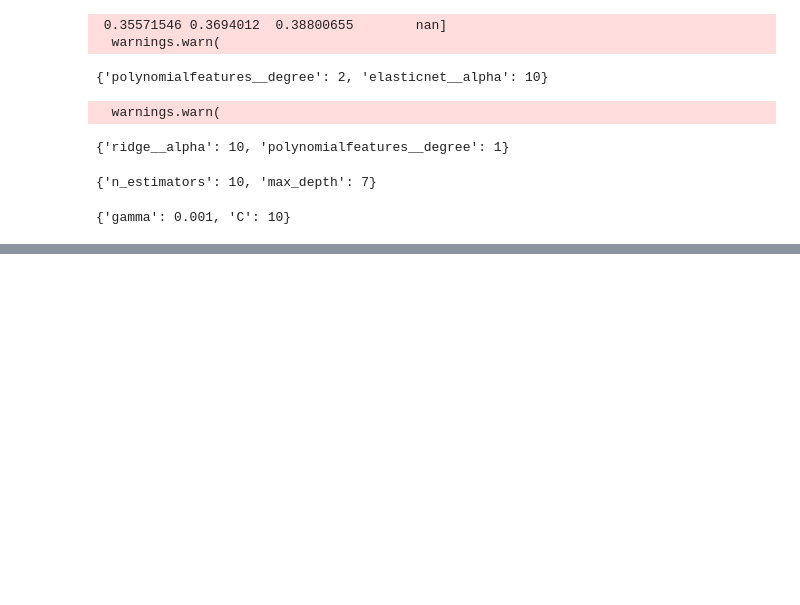
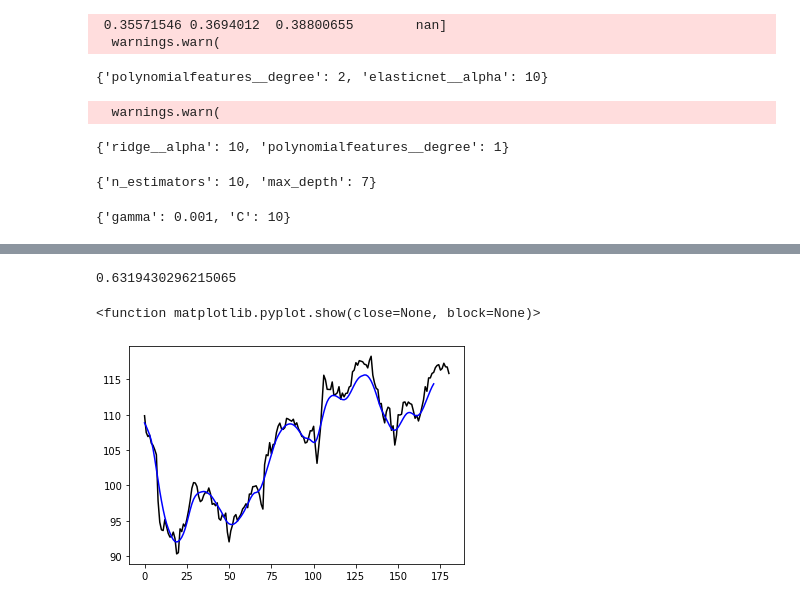
Before and after one commit to GrayMan124/SI_Projekt, a Jupyter notebook: Projekt.ipynb, the cells around one changed output, grey strips where cells are left out. Drawn from its saved outputs; the diff is of its cells as text; code cells hidden in the pictures; blank space fills up the shorter version.

```diff
--- a/Projekt.ipynb
+++ b/Projekt.ipynb
@@ -563,0 +591,12 @@ df
+# %%
+model=Sequential()
+
+model.add(LSTM(units=50, return_sequences=True, input_shape=(X_train.shape[1],1)))
+model.add(Dropout(0.2))
+model.add(LSTM(units=50, return_sequences=True))
+model.add(Dropout(0.2))
+model.add(LSTM(units=50))
+model.add(Dropout(0.2))
+model.add(Dense(units=1))
+
+model.compile(optimizer='adam',loss='mean_squared_error')
@@ -563,0 +623,2 @@ df
+# %%
+model.fit(x_train,y_train,epochs=50,batch_size=32)
@@ -563,0 +644,29 @@ df
+# %%
+from sklearn import metrics
+data2=apple_data[len(apple_data)-206:]
+scaled_data = scaler.fit_transform(data2['close'].values.reshape(-1,1))
+
+x_test=[]
+y_test=[]
+for x in range(prediction_days,len(scaled_data)-4):
+    x_test.append(scaled_data[x-prediction_days:x,0])
+    y_test.append(scaled_data[x+4,0])
+
+X_test,y_test=np.array(x_test),np.array(y_test)
+X_test = np.reshape(X_test,(X_test.shape[0],X_test.shape[1],1))
+# %%
+predicted=model.predict(X_test)
+predicted=scaler.inverse_transform(predicted)
+r2=metrics.r2_score(y_test, model.predict(X_test))
+print(r2)
+# %% [output]
+0.6319430296215065
+# %%
+
+data2=apple_data[len(apple_data)-181:]
+plt.plot(data2['close'].values,color="black")
+plt.plot(predicted,color='blue')
+plt.show
+# %% [output]
+<function matplotlib.pyplot.show(close=None, block=None)>
+[figure, added]
```
Also changed, not shown: parts of 17 cells of this notebook.
